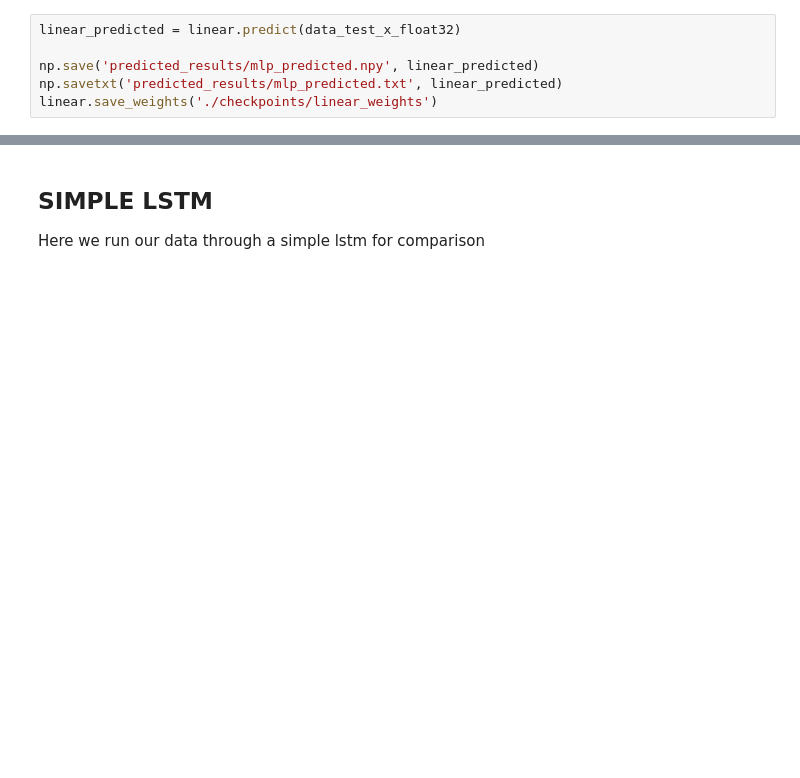
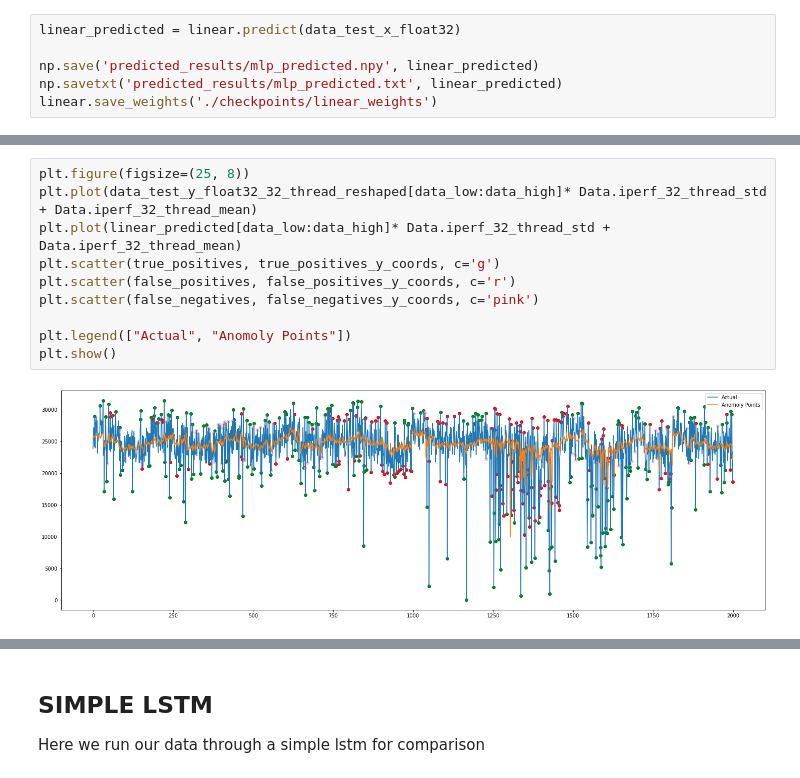
Before and after one commit to SMU-ATT-Center-for-Virtualization/network_performance_anomaly_detect, a Jupyter notebook: multi_thread_throughput_comparison.ipynb, the cells around one changed output, grey strips where cells are left out. Drawn from its saved outputs; the diff is of its cells as text; blank space fills up the shorter version.

```diff
--- a/multi_thread_throughput_comparison.ipynb
+++ b/multi_thread_throughput_comparison.ipynb
@@ -408,2 +534,14 @@ plt.show()
+# %%
+plt.figure(figsize=(25, 8))
+plt.plot(data_test_y_float32_32_thread_reshaped[data_low:data_high]* Data.iperf_32_thread_std + Data.iperf_32_thread_mean)
+plt.plot(linear_predicted[data_low:data_high]* Data.iperf_32_thread_std + Data.iperf_32_thread_mean)
+plt.scatter(true_positives, true_positives_y_coords, c='g')
+plt.scatter(false_positives, false_positives_y_coords, c='r')
+plt.scatter(false_negatives, false_negatives_y_coords, c='pink')
+
+plt.legend(["Actual", "Anomoly Points"])
+plt.show()
+# %% [output]
+[figure, added]
 # %%
 data_test_y_float32_32_thread_reshaped
```
Also changed, not shown: parts of 23 cells of this notebook, 3 other files.
